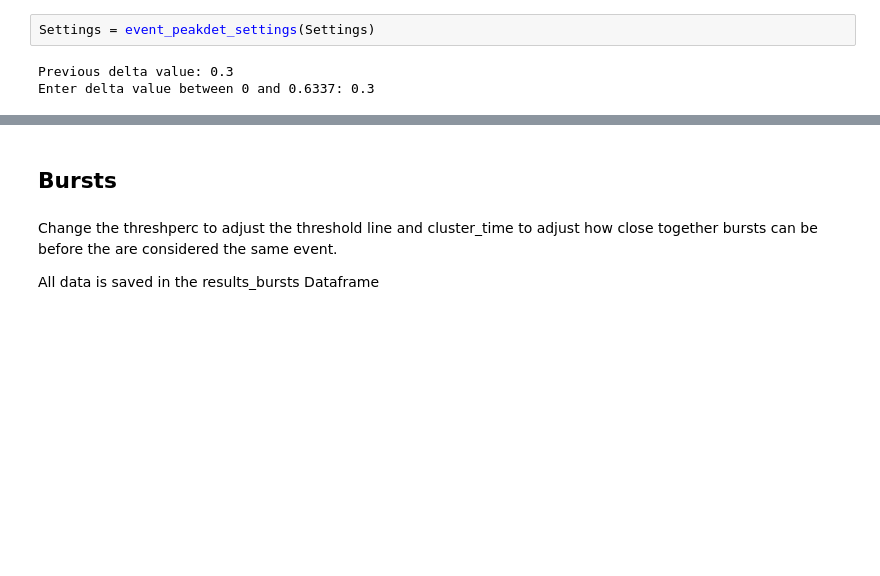
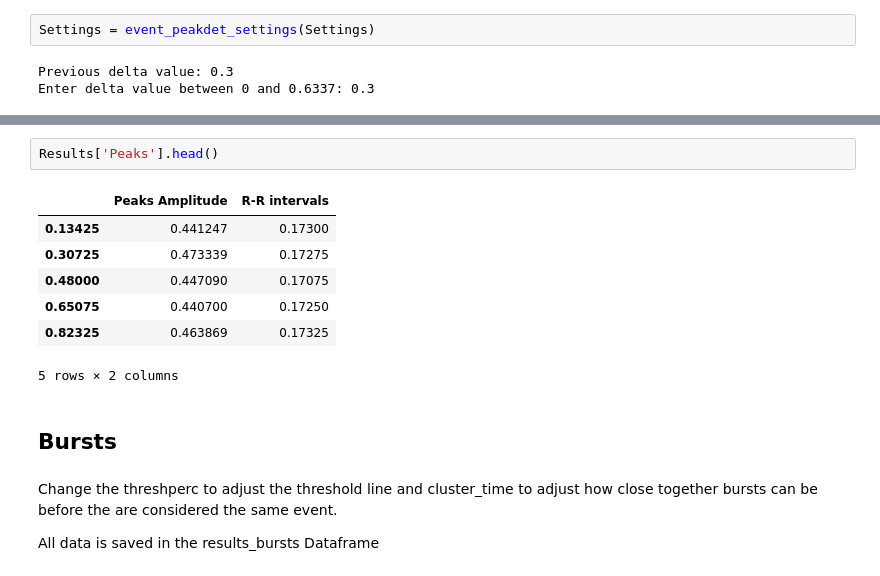
Before and after one commit to drcgw/bass, a Jupyter notebook: SWAN.ipynb, the cells around one changed output, grey strips where cells are left out. Saved outputs shown, nothing was run; the diff lists cells and outputs as text; blank space fills up the shorter version.

```diff
--- a/SWAN.ipynb
+++ b/SWAN.ipynb
@@ -1361,3 +1390,13 @@ def peak_plot(time,data_shift,maxptime,maxpeaks):
+# %%
+Results['Peaks'].head()
+# %% [output]
+|  | Peaks Amplitude | R-R intervals |
+| 0.13425 | 0.441247 | 0.17300 |
+| 0.30725 | 0.473339 | 0.17275 |
+| 0.48000 | 0.447090 | 0.17075 |
+| 0.65075 | 0.440700 | 0.17250 |
+| 0.82325 | 0.463869 | 0.17325 |
+5 rows × 2 columns
 # %% [markdown]
 ## Bursts
 # %% [markdown]
```
Also changed, not shown: parts of 8 cells of this notebook.
